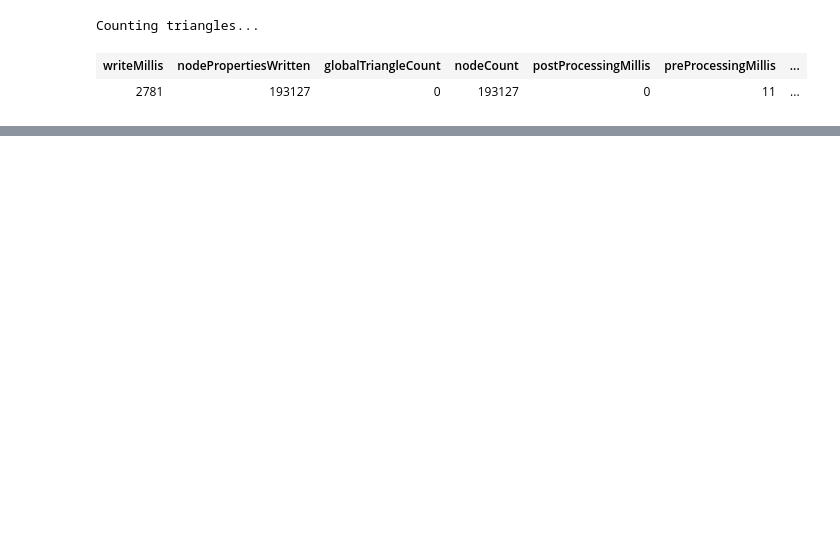
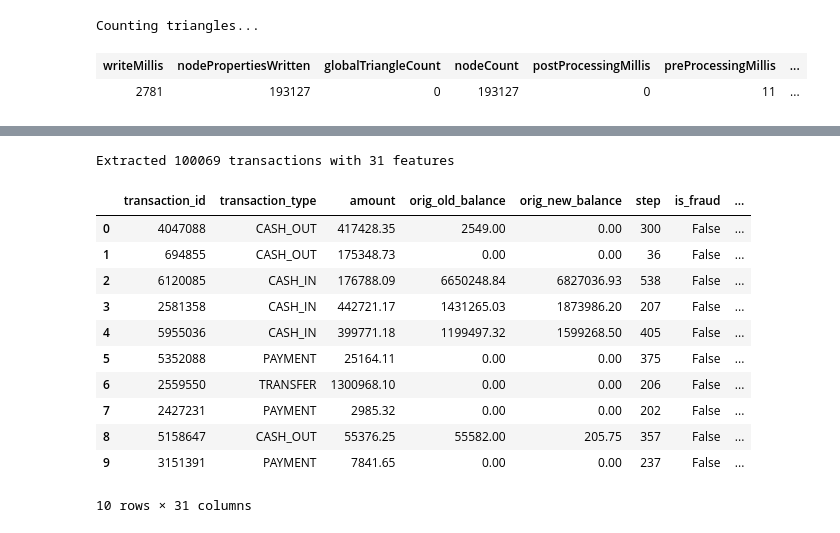
Before and after one commit to Hritin-Raj/Network-Analysis-Fraud-Detection-using-Knowledge-Graphs, a Jupyter notebook: main.ipynb, the cells around one changed output, grey strips where cells are left out. Cells and saved outputs as stored; diff of their text form; code cells hidden in the pictures; blank space fills up the shorter version.

```diff
--- a/main.ipynb
+++ b/main.ipynb
@@ -508,0 +571,25 @@ graph.run("CALL gds.graph.drop('triangle_graph')")
+# %%
+# Execute the query and convert to DataFrame
+result = graph.run(query)
+features_df = pd.DataFrame(result.data())
+
+print(f"Extracted {len(features_df)} transactions with {features_df.shape[1]} features")
+# %% [output]
+Extracted 100069 transactions with 31 features
+# %%
+# Handle missing values
+features_df = features_df.fillna(0)
+features_df.head(10)
+# %% [output]
+|  | transaction_id | transaction_type | amount | orig_old_balance | orig_new_balance | step | is_fraud | ... |
+| 0 | 4047088 | CASH_OUT | 417428.35 | 2549.00 | 0.00 | 300 | False | ... |
+| 1 | 694855 | CASH_OUT | 175348.73 | 0.00 | 0.00 | 36 | False | ... |
+| 2 | 6120085 | CASH_IN | 176788.09 | 6650248.84 | 6827036.93 | 538 | False | ... |
+| 3 | 2581358 | CASH_IN | 442721.17 | 1431265.03 | 1873986.20 | 207 | False | ... |
+| 4 | 5955036 | CASH_IN | 399771.18 | 1199497.32 | 1599268.50 | 405 | False | ... |
+| 5 | 5352088 | PAYMENT | 25164.11 | 0.00 | 0.00 | 375 | False | ... |
+| 6 | 2559550 | TRANSFER | 1300968.10 | 0.00 | 0.00 | 206 | False | ... |
+| 7 | 2427231 | PAYMENT | 2985.32 | 0.00 | 0.00 | 202 | False | ... |
+| 8 | 5158647 | CASH_OUT | 55376.25 | 55582.00 | 205.75 | 357 | False | ... |
+| 9 | 3151391 | PAYMENT | 7841.65 | 0.00 | 0.00 | 237 | False | ... |
+10 rows × 31 columns
```
Also changed, not shown: parts of 10 cells of this notebook.
